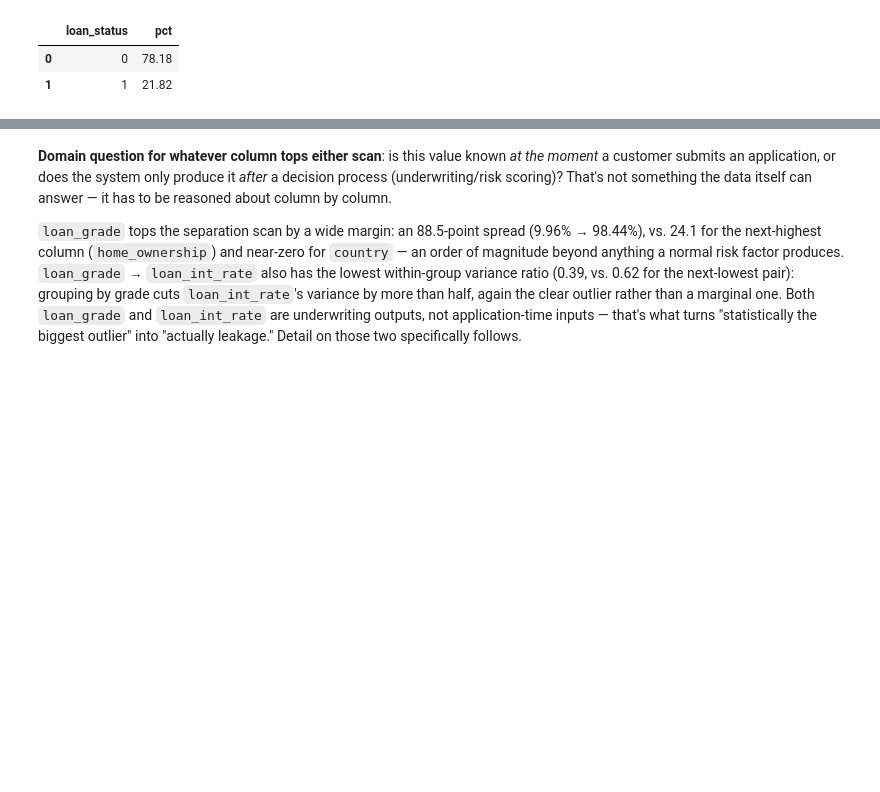
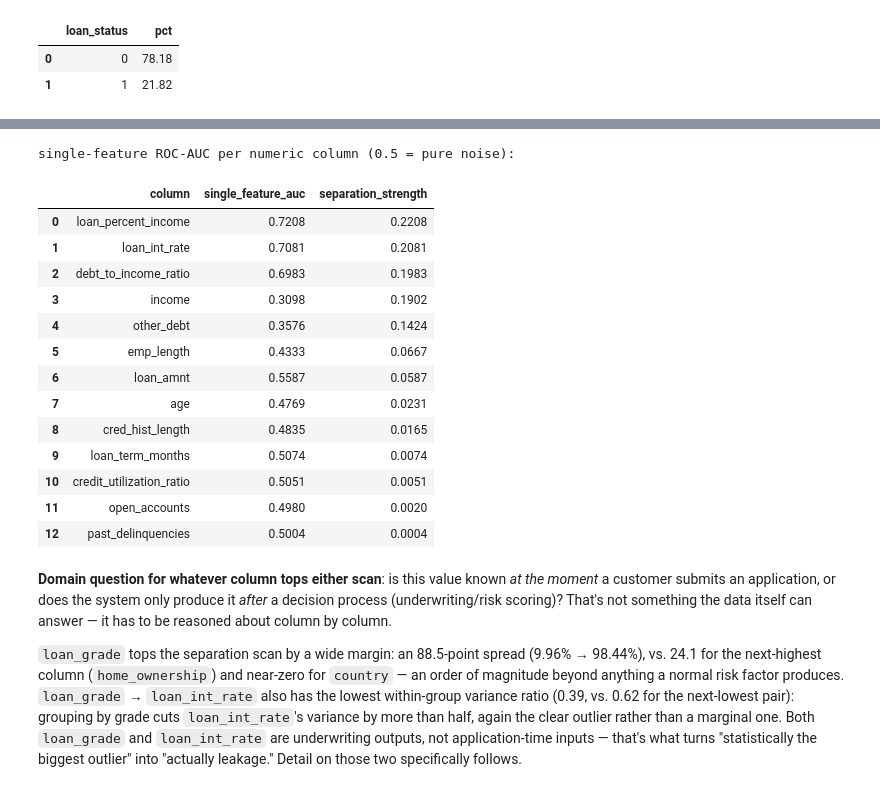
Before and after one commit to CaoThien1402/credit-risk-pipeline, a Jupyter notebook: notebooks/01_eda.ipynb, the cells around one changed output, grey strips where cells are left out. Cells and saved outputs as stored; diff of their text form; code cells hidden in the pictures; blank space fills up the shorter version.

```diff
--- a/notebooks/01_eda.ipynb
+++ b/notebooks/01_eda.ipynb
@@ -212,3 +254,41 @@ variance_df.head(10)
+# %%
+from sklearn.metrics import roc_auc_score
+
+numeric_auc = []
+for col in numeric_cols:
+    series = df[col]
+    if series.notna().sum() == 0 or series.nunique() < 2:
+        continue
+    auc = roc_auc_score(df[TARGET_COL], series)
+    numeric_auc.append({
+        'column': col,
+        'single_feature_auc': round(auc, 4),
+        # distance from 0.5 works in both directions - an inverted predictor is just as
+        # strong a signal as a direct one
+        'separation_strength': round(abs(auc - 0.5), 4),
+    })
+
+numeric_auc_df = (pd.DataFrame(numeric_auc)
+                  .sort_values('separation_strength', ascending=False)
+                  .reset_index(drop=True))
+print("single-feature ROC-AUC per numeric column (0.5 = pure noise):")
+numeric_auc_df
+# %% [output]
+single-feature ROC-AUC per numeric column (0.5 = pure noise):
+|  | column | single_feature_auc | separation_strength |
+| 0 | loan_percent_income | 0.7208 | 0.2208 |
+| 1 | loan_int_rate | 0.7081 | 0.2081 |
+| 2 | debt_to_income_ratio | 0.6983 | 0.1983 |
+| 3 | income | 0.3098 | 0.1902 |
+| 4 | other_debt | 0.3576 | 0.1424 |
+| 5 | emp_length | 0.4333 | 0.0667 |
+| 6 | loan_amnt | 0.5587 | 0.0587 |
+| 7 | age | 0.4769 | 0.0231 |
+| 8 | cred_hist_length | 0.4835 | 0.0165 |
+| 9 | loan_term_months | 0.5074 | 0.0074 |
+| 10 | credit_utilization_ratio | 0.5051 | 0.0051 |
+| 11 | open_accounts | 0.4980 | 0.0020 |
+| 12 | past_delinquencies | 0.5004 | 0.0004 |
 # %% [markdown]
 **Domain question for whatever column tops either scan**: is this value known *at the
 moment* a customer submits an application, or does the system only produce it *after* a
```
Also changed, not shown: parts of 7 cells of this notebook, 4 other files.
